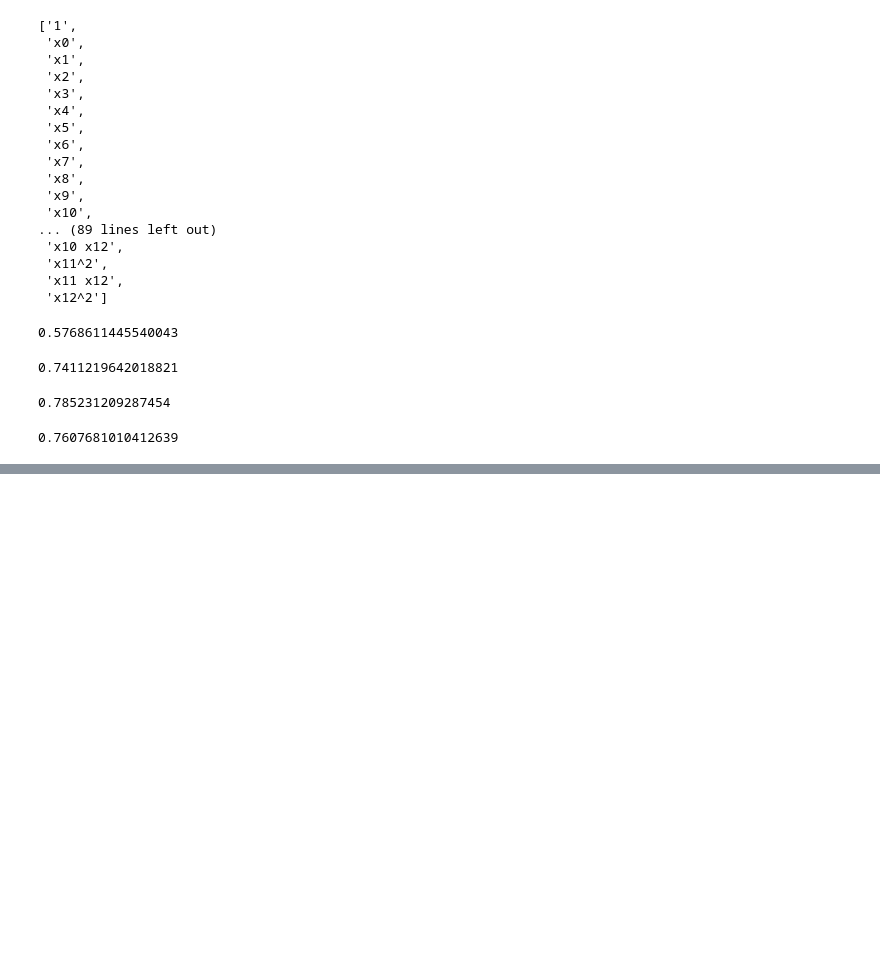
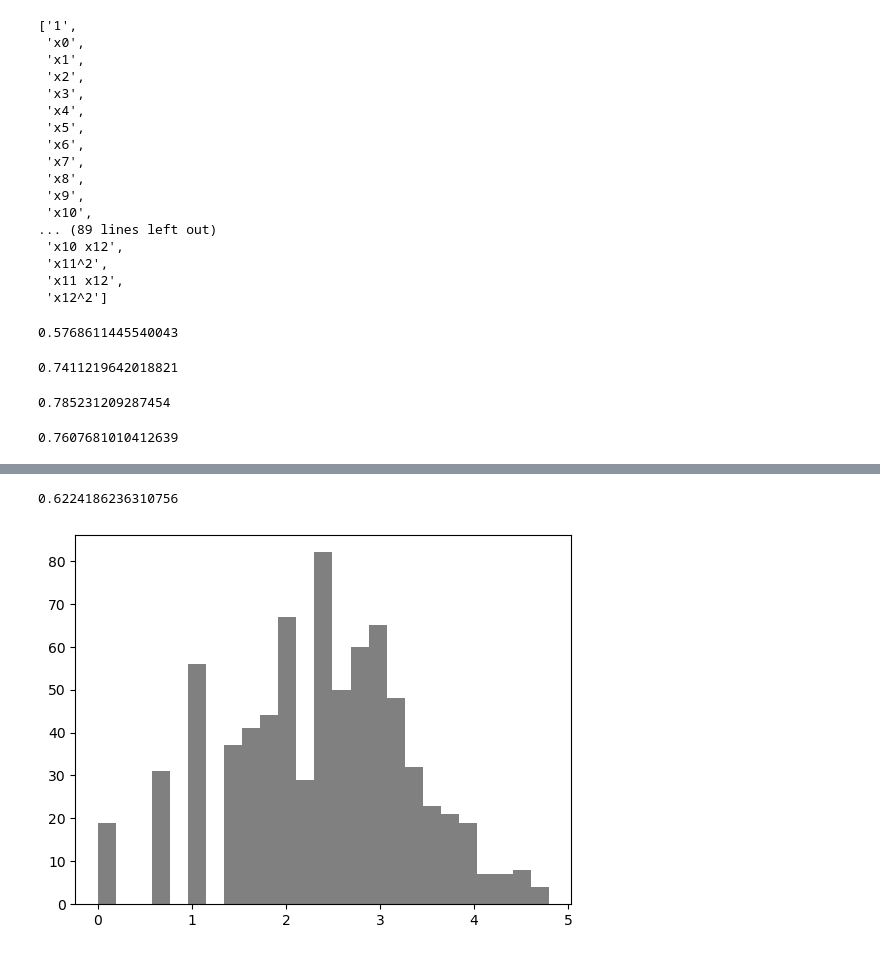
Before and after one commit to davidptuackr/ppb, a Jupyter notebook: 04_특성공학.ipynb, the cells around one changed output, grey strips where cells are left out. Drawn from its saved outputs; the diff is of its cells as text; code cells hidden in the pictures; blank space fills up the shorter version.

```diff
--- a/04_특성공학.ipynb
+++ b/04_특성공학.ipynb
@@ -514,3 +514,10 @@ rf = RandomForestRegressor(n_estimators=100, random_state=0).fit(X_train_poly, y
 rf.score(X_test_poly, y_test)
 # %% [output]
 0.7607681010412639
+# %%
+rnd = np.random.RandomState(0)
+X_org = rnd.normal(size=(1000, 3))
+w = rnd.normal(size=3)
+
+X = rnd.poisson(10 * np.exp(X_org))
+y = np.dot(X_org, w)
@@ -516,0 +554,14 @@ rf.score(X_test_poly, y_test)
+# %%
+X_train, X_test, y_train, y_test = train_test_split(X, y, random_state=0)
+score = Ridge().fit(X_train, y_train).score(X_test, y_test)
+score
+# %% [output]
+0.6224186236310756
+# %%
+X_train_log = np.log(X_train + 1)
+X_test_log = np.log(X_test + 1)
+# %%
+plt.hist(X_train_log[ : , 0], bins=25, color='gray')
+plt.show()
+# %% [output]
+[figure, added]
```
Also changed, not shown: parts of 38 cells of this notebook.
